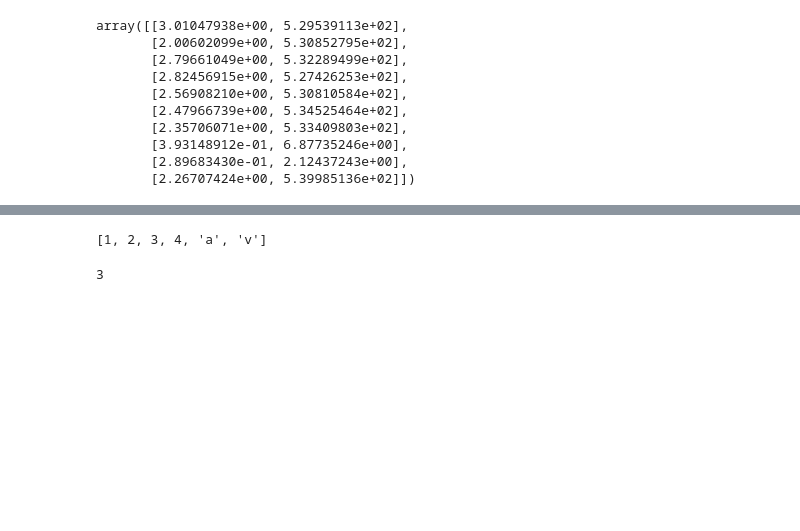
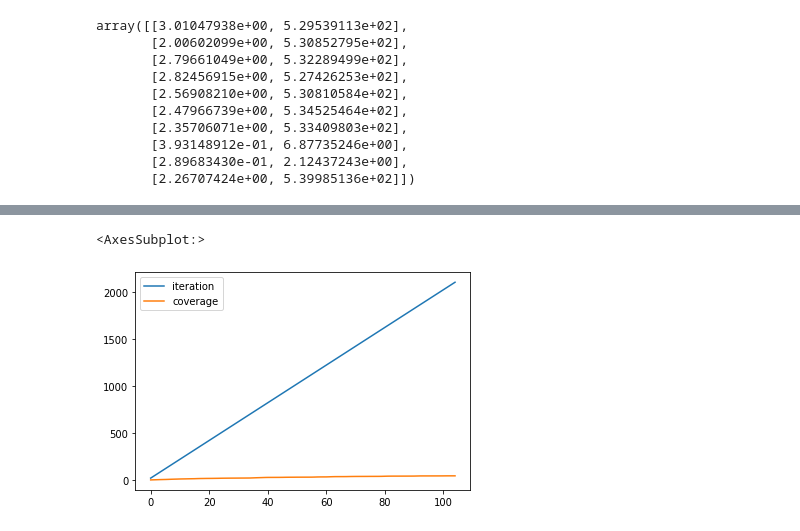
Before and after one commit to sehejjain/pygame_amoeba, a Jupyter notebook: pygame.ipynb, the cells around one changed output, grey strips where cells are left out. Cells and saved outputs as stored; diff of their text form; code cells hidden in the pictures; blank space fills up the shorter version.

```diff
--- a/pygame.ipynb
+++ b/pygame.ipynb
@@ -228,6 +228,6 @@ np.random.seed(1234)
 # %%
-step = 0.3
-swarm_size = 10
+step = 0.12
+swarm_size = 3
 # init = 100
 delta_c = 1.5
 delta_r = 1.5
@@ -258,5 +258,7 @@ current_weight = 2.0
 iter_counter = 0
 
 
-reset_counter_val = 30
+reset_counter_val = 300
+
+results = {}
 # %%
@@ -505,8 +480,11 @@ y = ['a','v']
-# %%
-x+y
-# %% [output]
-[1, 2, 3, 4, 'a', 'v']
-# %%
-10//3
-# %% [output]
-3
+# %%
+data = []
+for key, val in results.items():
+    data.append([key, val*100])
+# %%
+df = pd.DataFrame(data, columns=['iteration', 'coverage'])
+# %%
+df.plot()
+# %% [output]
+<AxesSubplot:>
+[figure, added]
```
Also changed, not shown: parts of 17 cells of this notebook, 4 other files.
